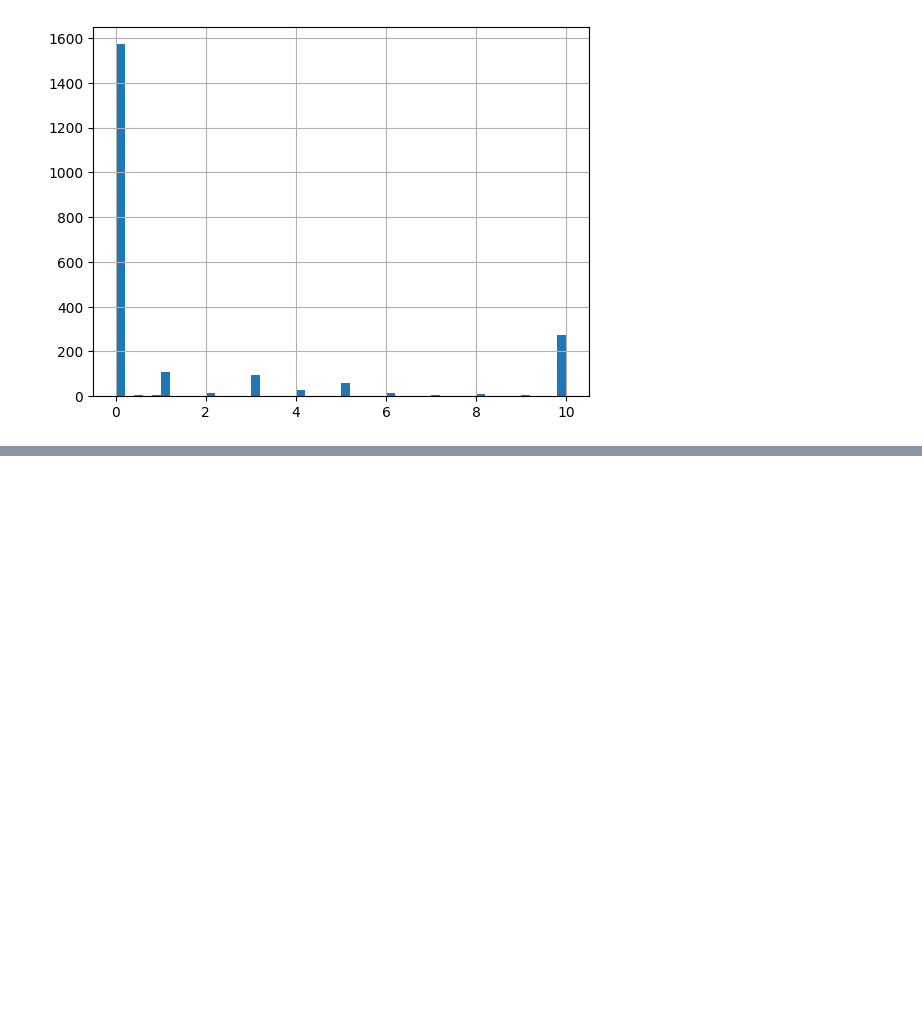
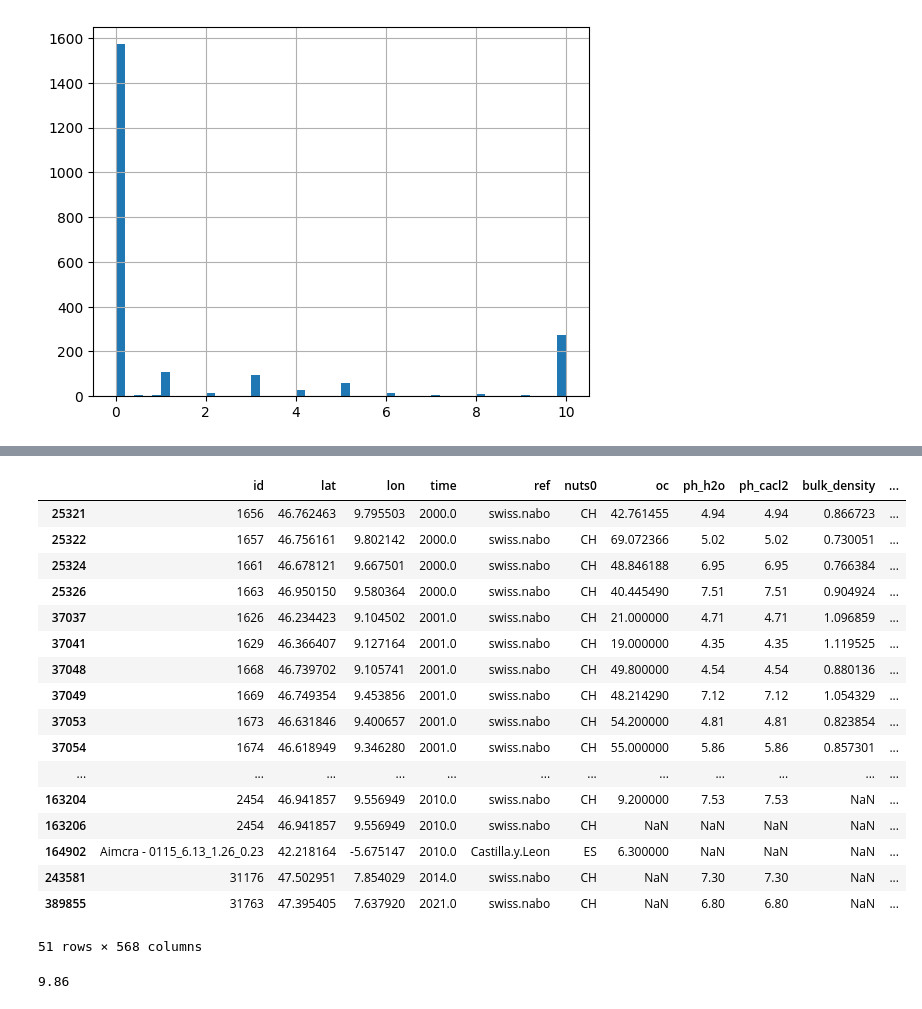
Before and after one commit to Meng2077/SOC-EU, a Jupyter notebook: code/011_production_train.final.model.ipynb, the cells around one changed output, grey strips where cells are left out. Cells and saved outputs as stored; diff of their text form; code cells hidden in the pictures; blank space fills up the shorter version.

```diff
--- a/code/011_production_train.final.model.ipynb
+++ b/code/011_production_train.final.model.ipynb
@@ -110,0 +250,25 @@ IndexError: list index out of range
+# %%
+df.loc[df[prop]>20000]#['ref'].unique()
+# %% [output]
+|  | id | lat | lon | time | ref | nuts0 | oc | ph_h2o | ph_cacl2 | bulk_density | ... |
+| 25321 | 1656 | 46.762463 | 9.795503 | 2000.0 | swiss.nabo | CH | 42.761455 | 4.94 | 4.94 | 0.866723 | ... |
+| 25322 | 1657 | 46.756161 | 9.802142 | 2000.0 | swiss.nabo | CH | 69.072366 | 5.02 | 5.02 | 0.730051 | ... |
+| 25324 | 1661 | 46.678121 | 9.667501 | 2000.0 | swiss.nabo | CH | 48.846188 | 6.95 | 6.95 | 0.766384 | ... |
+| 25326 | 1663 | 46.950150 | 9.580364 | 2000.0 | swiss.nabo | CH | 40.445490 | 7.51 | 7.51 | 0.904924 | ... |
+| 37037 | 1626 | 46.234423 | 9.104502 | 2001.0 | swiss.nabo | CH | 21.000000 | 4.71 | 4.71 | 1.096859 | ... |
+| 37041 | 1629 | 46.366407 | 9.127164 | 2001.0 | swiss.nabo | CH | 19.000000 | 4.35 | 4.35 | 1.119525 | ... |
+| 37048 | 1668 | 46.739702 | 9.105741 | 2001.0 | swiss.nabo | CH | 49.800000 | 4.54 | 4.54 | 0.880136 | ... |
+| 37049 | 1669 | 46.749354 | 9.453856 | 2001.0 | swiss.nabo | CH | 48.214290 | 7.12 | 7.12 | 1.054329 | ... |
+| 37053 | 1673 | 46.631846 | 9.400657 | 2001.0 | swiss.nabo | CH | 54.200000 | 4.81 | 4.81 | 0.823854 | ... |
+| 37054 | 1674 | 46.618949 | 9.346280 | 2001.0 | swiss.nabo | CH | 55.000000 | 5.86 | 5.86 | 0.857301 | ... |
+| ... | ... | ... | ... | ... | ... | ... | ... | ... | ... | ... | ... |
+| 163204 | 2454 | 46.941857 | 9.556949 | 2010.0 | swiss.nabo | CH | 9.200000 | 7.53 | 7.53 | NaN | ... |
+| 163206 | 2454 | 46.941857 | 9.556949 | 2010.0 | swiss.nabo | CH | NaN | NaN | NaN | NaN | ... |
+| 164902 | Aimcra - 0115_6.13_1.26_0.23 | 42.218164 | -5.675147 | 2010.0 | Castilla.y.Leon | ES | 6.300000 | NaN | NaN | NaN | ... |
+| 243581 | 31176 | 47.502951 | 7.854029 | 2014.0 | swiss.nabo | CH | NaN | 7.30 | 7.30 | NaN | ... |
+| 389855 | 31763 | 47.395405 | 7.637920 | 2021.0 | swiss.nabo | CH | NaN | 6.80 | 6.80 | NaN | ... |
+51 rows × 568 columns
+# %%
+df[prop].max()
+# %% [output]
+9.86
```
Also changed, not shown: parts of 16 cells of this notebook, 19 other files.
